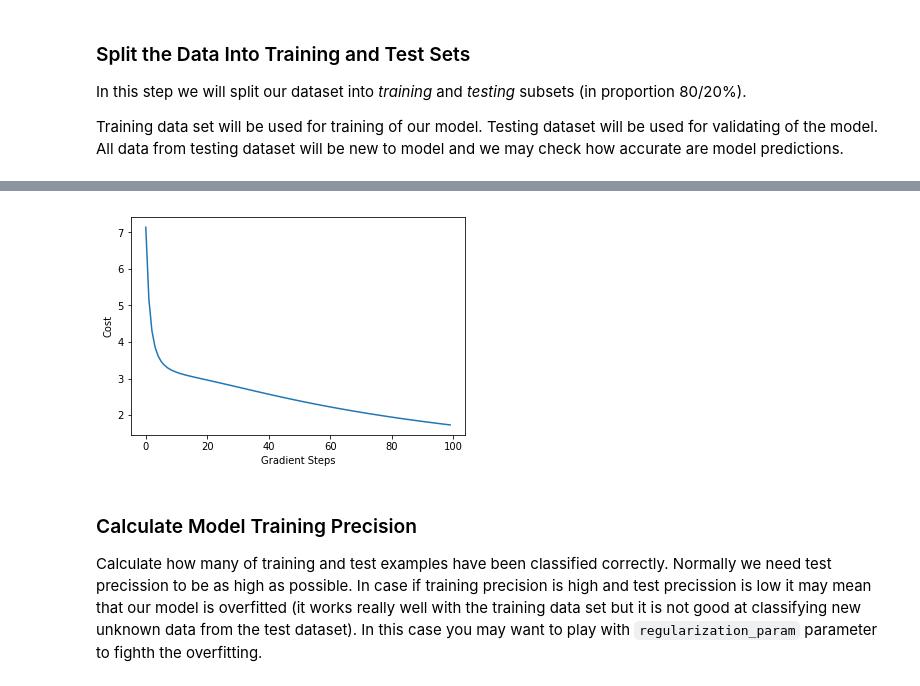
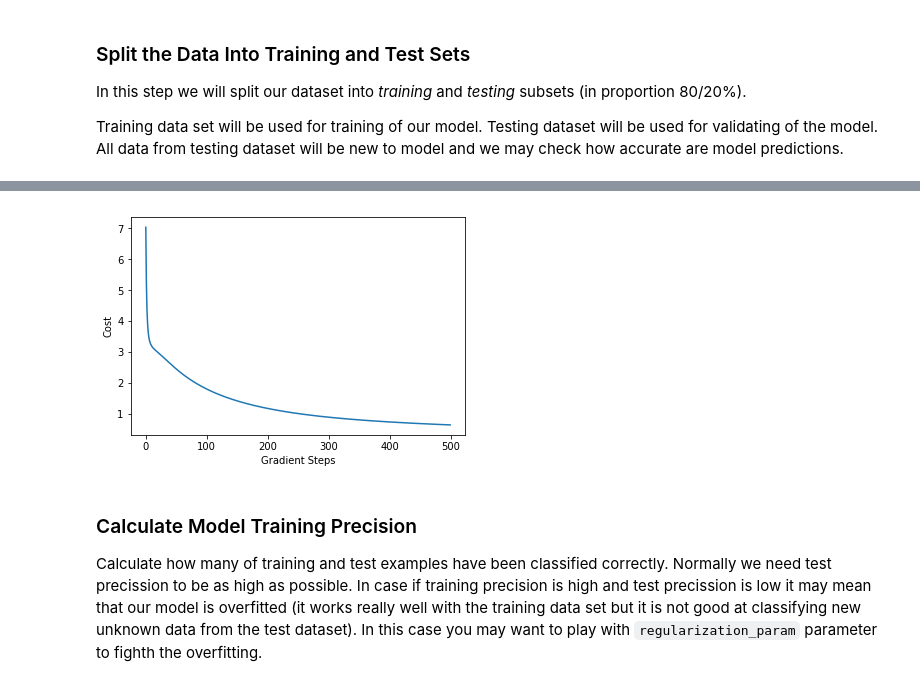
Before and after one commit to trekhleb/homemade-machine-learning, a Jupyter notebook: notebooks/neural_network/multilayer_perceptron_demo.ipynb, the cells around one changed output, grey strips where cells are left out. Saved outputs shown, nothing was run; the diff lists cells and outputs as text; code cells hidden in the pictures.

```diff
--- a/notebooks/neural_network/multilayer_perceptron_demo.ipynb
+++ b/notebooks/neural_network/multilayer_perceptron_demo.ipynb
@@ -105,7 +117,7 @@ train_data = pd_train_data.values
 test_data = pd_test_data.values
 
 # Extract training/test labels and features.
-num_training_examples = 3000
+num_training_examples = 5000
 x_train = train_data[:num_training_examples, 1:]
 y_train = train_data[:num_training_examples, [0]]
 
@@ -114,28 +136,28 @@ y_test = test_data[:, [0]]
 # %%
 # Configure neural network.
 layers = [
     784, # Input layer - 28x28 input pixels.
     25,  # First hidden layer - 25 hidden units.
     10,  # Output layer - 10 labels, from 0 to 9.
 ];
 normalize_data = True  # Flag that detects whether we want to do features normalization or not.
 epsilon = 0.12  # Defines the range for initial theta values.
-max_iterations = 100  # Max number of gradient descent iterations.
+max_iterations = 500  # Max number of gradient descent iterations.
 regularization_param = 1  # Helps to fight model overfitting.
 alpha = 0.1  # Gradient descent step size.
 
 # Init neural network.
 multilayer_perceptron = MultilayerPerceptron(x_train, y_train, layers, epsilon, normalize_data)
 
 # Train neural network.
 (thetas, costs) = multilayer_perceptron.train(regularization_param, max_iterations, alpha)
 
 plt.plot(range(len(costs)), costs)
 plt.xlabel('Gradient Steps')
 plt.ylabel('Cost')
 plt.show()
 # %% [output]
-[figure, old version]
+[figure, new version]
 # %% [markdown]
 ### Calculate Model Training Precision
 
```
Also changed, not shown: parts of 5 cells of this notebook, 1 other file.
